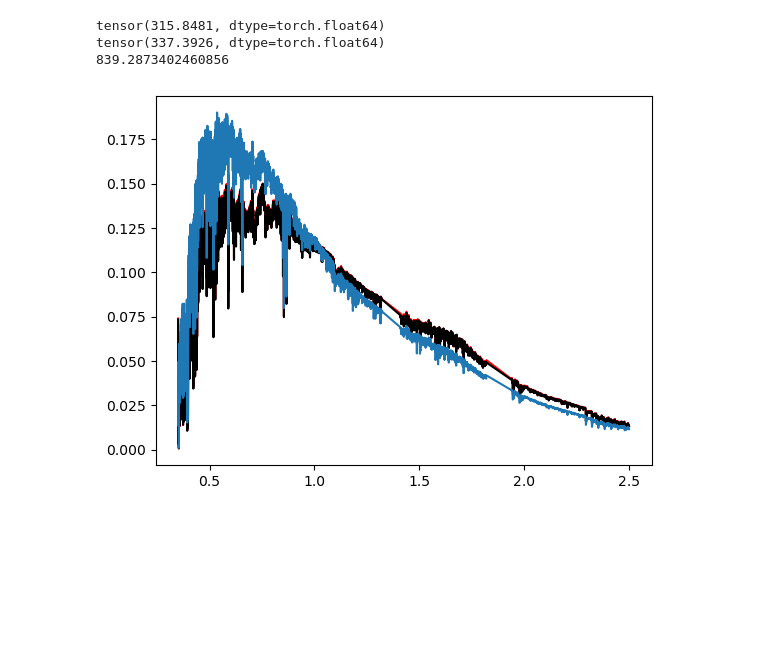
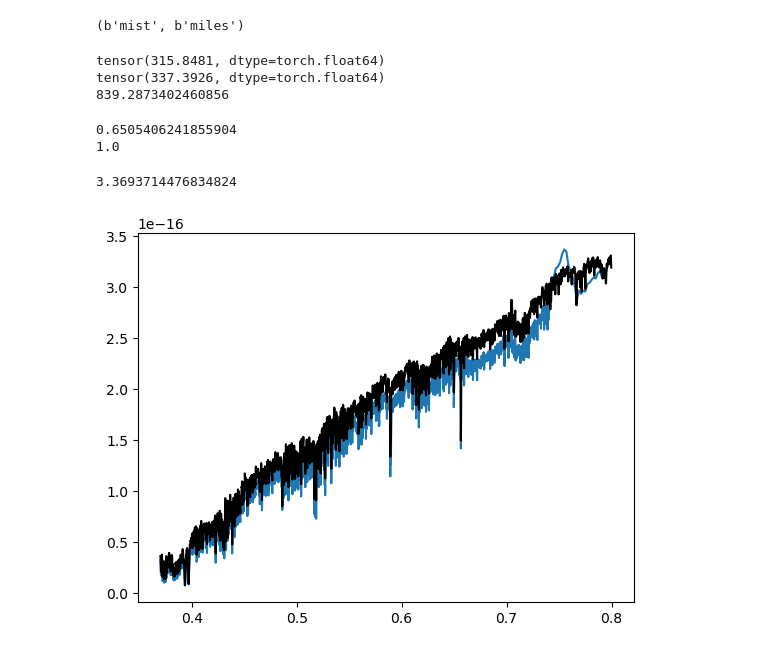
Before and after one commit to Ciela-Institute/ForSED, a Jupyter notebook: MLCRs_sandbox.ipynb, the cells around one changed output. Cells and saved outputs as stored; diff of their text form; code cells hidden in the pictures; blank space fills up the shorter version.

```diff
--- a/MLCRs_sandbox.ipynb
+++ b/MLCRs_sandbox.ipynb
@@ -16,6 +20,13 @@ S = lh.SSP.Basic_SSP(
     lh.initial_mass_function.Salpeter(),
     lh.stellar_atmosphere_spectrum.PolynomialEvaluator(),
     )
+# %%
+sp = fsps.StellarPopulation(imf_type=0, zmet=10, add_stellar_remnants=False)
+
+
+sp.libraries
+# %% [output]
+(b'mist', b'miles')
 # %%
 import pandas as pd
 import numpy as np
@@ -34,6 +45,9 @@ other_alf = np.loadtxt(fname)
 ssp = S.forward(torch.tensor(0., dtype = torch.float64),
                 torch.tensor(10.3, dtype = torch.float64),
                 torch.tensor([2.3, 2.3, 2.3]))
+
+
+wave, spec = sp.get_spectrum(tage=10.3, peraa=False)
 # %% [output]
 tensor(315.8481, dtype=torch.float64)
 tensor(337.3926, dtype=torch.float64)
@@ -40,0 +57,6 @@ tensor(337.3926, dtype=torch.float64)
+# %%
+print(sp.stellar_mass)
+print(sp.formed_mass)
+# %% [output]
+0.6505406241855904
+1.0
@@ -41,12 +67,23 @@ tensor(337.3926, dtype=torch.float64)
+# %%
+test_case = fsps_isochrone_info[fsps_isochrone_info['age'] == 10.3]
+
+np.sum(10**test_case['log(weight)'])
+# %% [output]
+3.3693714476834824
 # %%
 
-# plt.plot(other_alf[:,0], other_alf[:,4], color='r')
-plt.plot(other_alf[:,0], other_alf[:,3], color='r')
+# # plt.plot(other_alf[:,0], other_alf[:,4], color='r')
+# plt.plot(other_alf[:,0], other_alf[:,3], color='r')
 
-# plt.plot(alf_ssps['wavelength']*1e-4, alf_ssps['kroupa'], color='k')
-plt.plot(alf_ssps['wavelength']*1e-4, alf_ssps['salp'], color='k')
+# # plt.plot(alf_ssps['wavelength']*1e-4, alf_ssps['kroupa'], color='k')
+# plt.plot(alf_ssps['wavelength']*1e-4, alf_ssps['salp'], color='k')
 
-plt.plot(S.sas.wavelength, ssp)
+
+use = ((wave > 3700) & (wave < 8000))
+plt.plot(wave[use]*1e-4, spec[use], label='FSPS')
+
+use = ((S.sas.wavelength > .3700) & (S.sas.wavelength < .8000))
+plt.plot(S.sas.wavelength[use], ssp[use], color='k', label='Light-House')
 plt.show()
 # %% [output]
-[figure, old version]
+[figure, new version]
```
Also changed, not shown: parts of 6 cells of this notebook, 1 other file.
